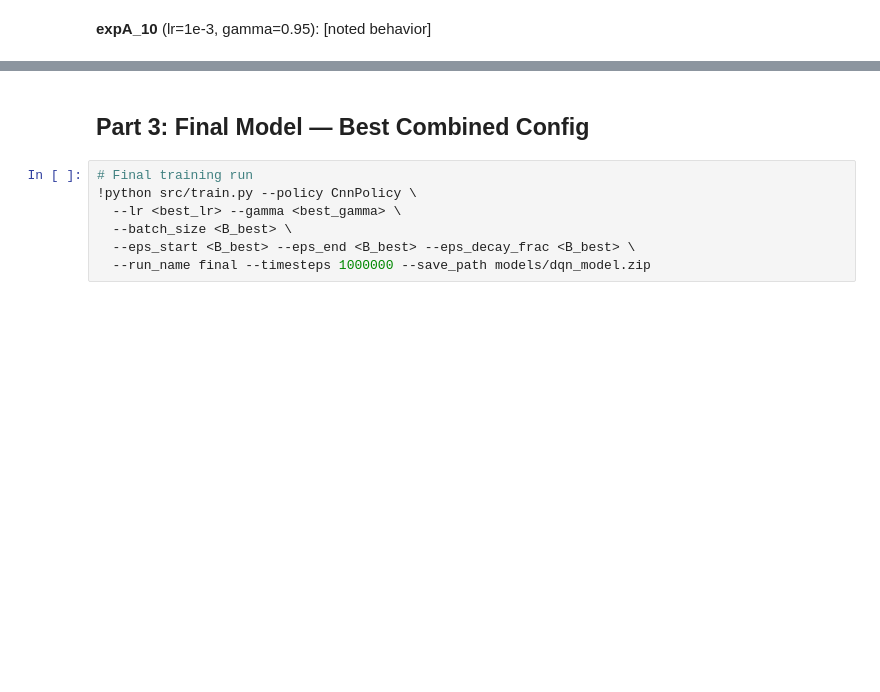
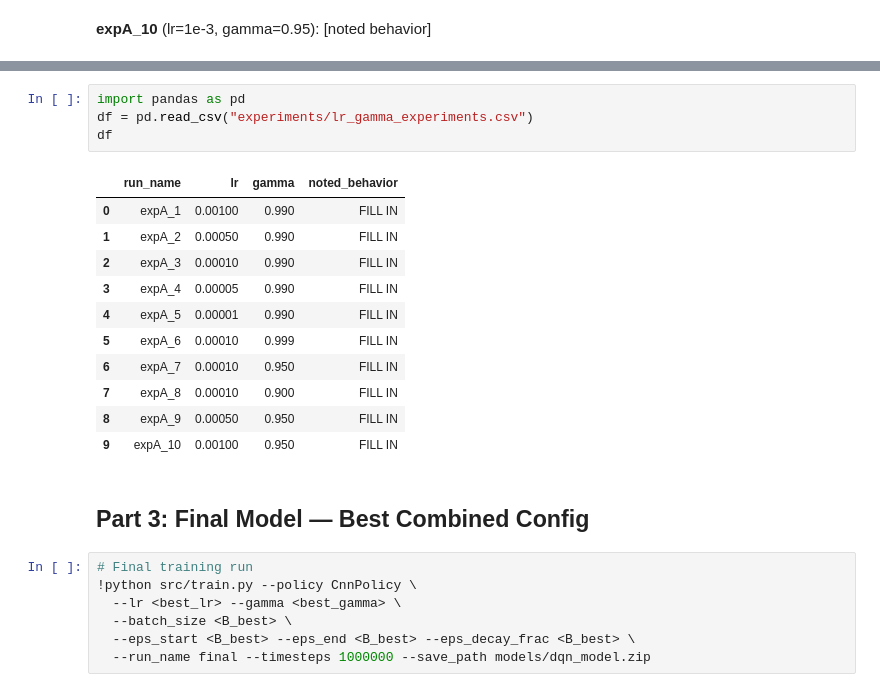
Before and after one commit to Muen1/dqn-pong-formative3, a Jupyter notebook: notebooks/gamma_experiments.ipynb, the cells around one changed output, grey strips where cells are left out. Drawn from its saved outputs; the diff is of its cells as text; blank space fills up the shorter version.

Commit message:
add experiments 7-10

```diff
--- a/notebooks/gamma_experiments.ipynb
+++ b/notebooks/gamma_experiments.ipynb
@@ -407,3 +445,19 @@ print("Table saved.")
+# %%
+import pandas as pd
+df = pd.read_csv("experiments/lr_gamma_experiments.csv")
+df
+# %% [output]
+|  | run_name | lr | gamma | noted_behavior |
+| 0 | expA_1 | 0.00100 | 0.990 | FILL IN |
+| 1 | expA_2 | 0.00050 | 0.990 | FILL IN |
+| 2 | expA_3 | 0.00010 | 0.990 | FILL IN |
+| 3 | expA_4 | 0.00005 | 0.990 | FILL IN |
+| 4 | expA_5 | 0.00001 | 0.990 | FILL IN |
+| 5 | expA_6 | 0.00010 | 0.999 | FILL IN |
+| 6 | expA_7 | 0.00010 | 0.950 | FILL IN |
+| 7 | expA_8 | 0.00010 | 0.900 | FILL IN |
+| 8 | expA_9 | 0.00050 | 0.950 | FILL IN |
+| 9 | expA_10 | 0.00100 | 0.950 | FILL IN |
 # %% [markdown]
 ## Part 3: Final Model — Best Combined Config
 # %%
```
Also changed, not shown: parts of 5 cells of this notebook.
